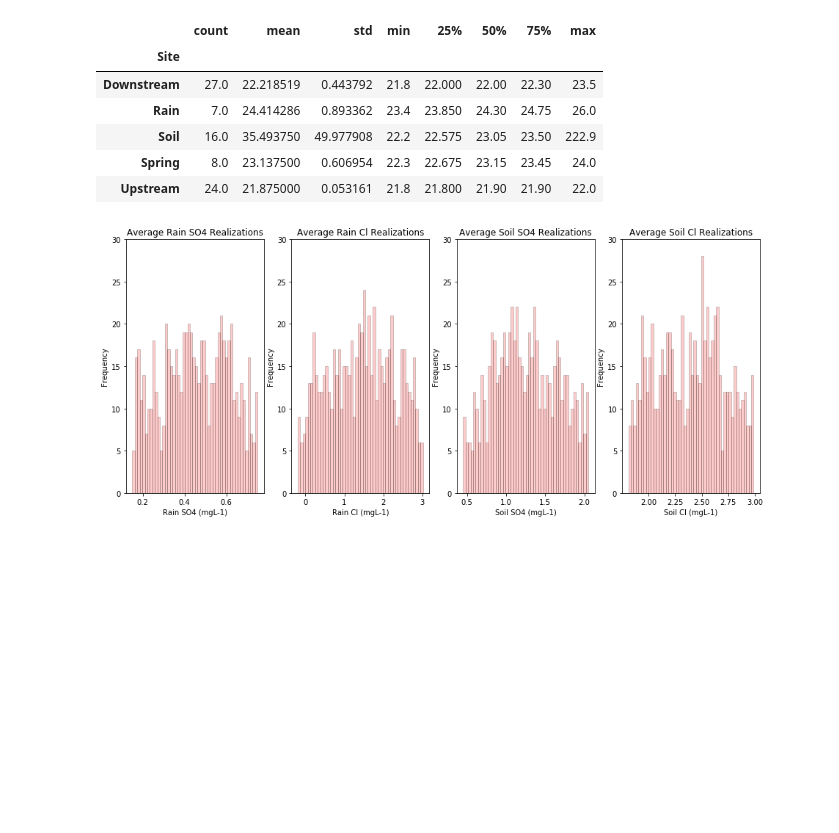
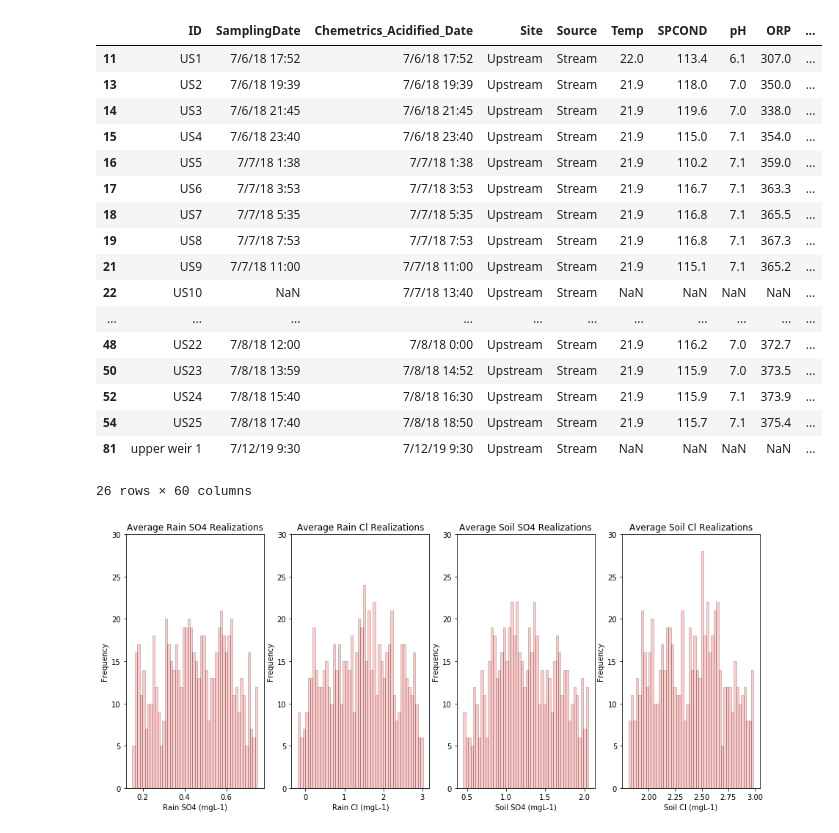
Before and after one commit to wdnguyen/CR, a Jupyter notebook: MonteCarlo.ipynb, the cells around one changed output. Saved outputs shown, nothing was run; the diff lists cells and outputs as text; code cells hidden in the pictures; blank space fills up the shorter version.

Commit message:
fixing date

```diff
--- a/MonteCarlo.ipynb
+++ b/MonteCarlo.ipynb
@@ -42,16 +42,27 @@ df_summary
 | Spring | 8.0 | 23.137500 | 0.606954 | 22.3 | 22.675 | 23.15 | 23.45 | 24.0 | 8.0 | 91.562500 | ... | ... |
 | Upstream | 24.0 | 21.875000 | 0.053161 | 21.8 | 21.800 | 21.90 | 21.90 | 22.0 | 24.0 | 115.920833 | ... | ... |
 5 rows × 400 columns
-# %%
-df_summary['Temp']
-# %% [output]
-|  | count | mean | std | min | 25% | 50% | 75% | max |
-| Site |  |  |  |  |  |  |  |  |
-| Downstream | 27.0 | 22.218519 | 0.443792 | 21.8 | 22.000 | 22.00 | 22.30 | 23.5 |
-| Rain | 7.0 | 24.414286 | 0.893362 | 23.4 | 23.850 | 24.30 | 24.75 | 26.0 |
-| Soil | 16.0 | 35.493750 | 49.977908 | 22.2 | 22.575 | 23.05 | 23.50 | 222.9 |
-| Spring | 8.0 | 23.137500 | 0.606954 | 22.3 | 22.675 | 23.15 | 23.45 | 24.0 |
-| Upstream | 24.0 | 21.875000 | 0.053161 | 21.8 | 21.800 | 21.90 | 21.90 | 22.0 |
+# %%
+df_us
+# %% [output]
+|  | ID | SamplingDate | Chemetrics_Acidified_Date | Site | Source | Temp | SPCOND | pH | ORP | ... |
+| 11 | US1 | 7/6/18 17:52 | 7/6/18 17:52 | Upstream | Stream | 22.0 | 113.4 | 6.1 | 307.0 | ... |
+| 13 | US2 | 7/6/18 19:39 | 7/6/18 19:39 | Upstream | Stream | 21.9 | 118.0 | 7.0 | 350.0 | ... |
+| 14 | US3 | 7/6/18 21:45 | 7/6/18 21:45 | Upstream | Stream | 21.9 | 119.6 | 7.0 | 338.0 | ... |
+| 15 | US4 | 7/6/18 23:40 | 7/6/18 23:40 | Upstream | Stream | 21.9 | 115.0 | 7.1 | 354.0 | ... |
+| 16 | US5 | 7/7/18 1:38 | 7/7/18 1:38 | Upstream | Stream | 21.9 | 110.2 | 7.1 | 359.0 | ... |
+| 17 | US6 | 7/7/18 3:53 | 7/7/18 3:53 | Upstream | Stream | 21.9 | 116.7 | 7.1 | 363.3 | ... |
+| 18 | US7 | 7/7/18 5:35 | 7/7/18 5:35 | Upstream | Stream | 21.9 | 116.8 | 7.1 | 365.5 | ... |
+| 19 | US8 | 7/7/18 7:53 | 7/7/18 7:53 | Upstream | Stream | 21.9 | 116.8 | 7.1 | 367.3 | ... |
+| 21 | US9 | 7/7/18 11:00 | 7/7/18 11:00 | Upstream | Stream | 21.9 | 115.1 | 7.1 | 365.2 | ... |
+| 22 | US10 | NaN | 7/7/18 13:40 | Upstream | Stream | NaN | NaN | NaN | NaN | ... |
+| ... | ... | ... | ... | ... | ... | ... | ... | ... | ... | ... |
+| 48 | US22 | 7/8/18 12:00 | 7/8/18 0:00 | Upstream | Stream | 21.9 | 116.2 | 7.0 | 372.7 | ... |
+| 50 | US23 | 7/8/18 13:59 | 7/8/18 14:52 | Upstream | Stream | 21.9 | 115.9 | 7.0 | 373.5 | ... |
+| 52 | US24 | 7/8/18 15:40 | 7/8/18 16:30 | Upstream | Stream | 21.9 | 115.9 | 7.1 | 373.9 | ... |
+| 54 | US25 | 7/8/18 17:40 | 7/8/18 18:50 | Upstream | Stream | 21.9 | 115.7 | 7.1 | 375.4 | ... |
+| 81 | upper weir 1 | 7/12/19 9:30 | 7/12/19 9:30 | Upstream | Stream | NaN | NaN | NaN | NaN | ... |
+26 rows × 60 columns
 # %%
 #SO4 and Cl
 # Endmembers: up, rain, soil
```
Also changed, not shown: parts of 2 cells of this notebook, 1 other file.
